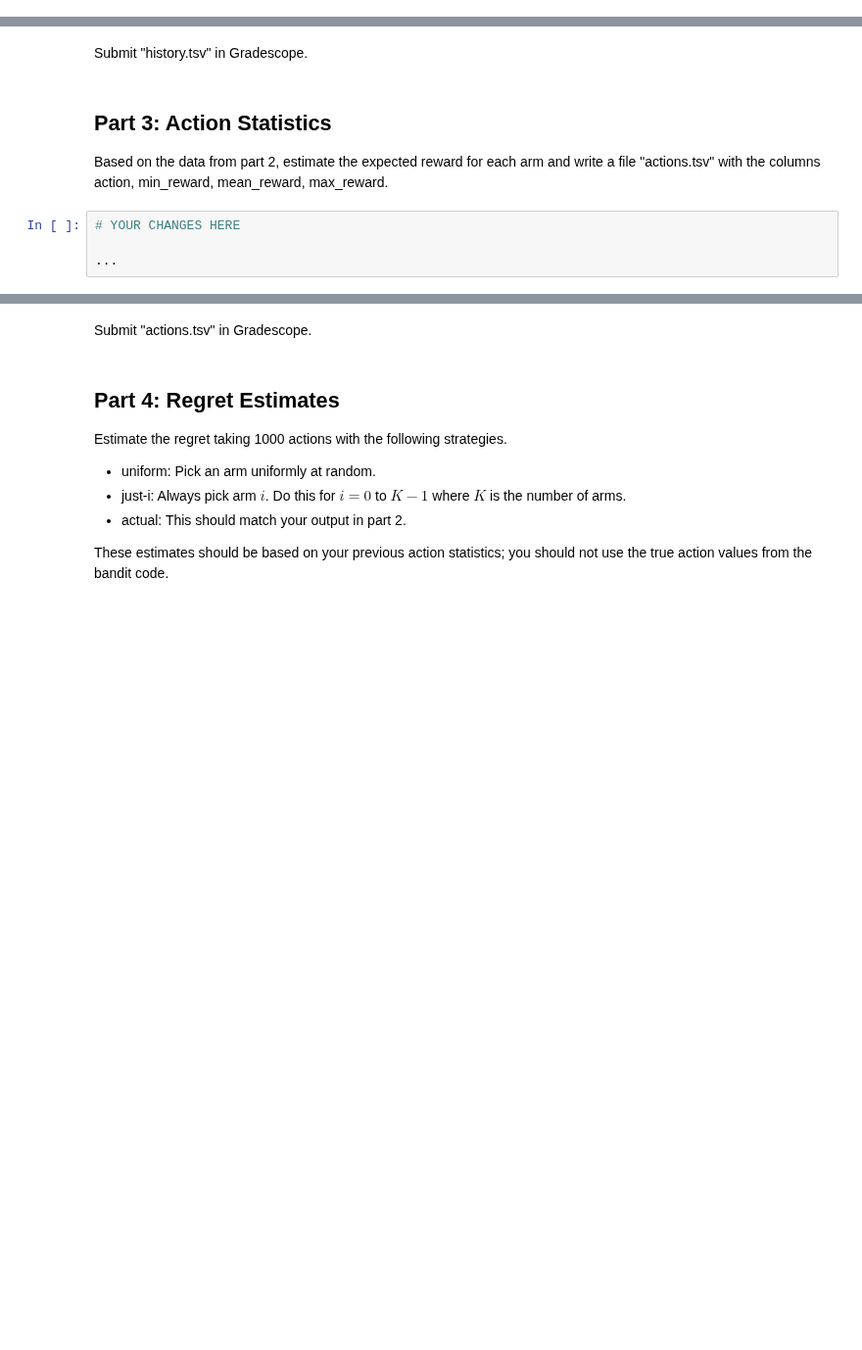
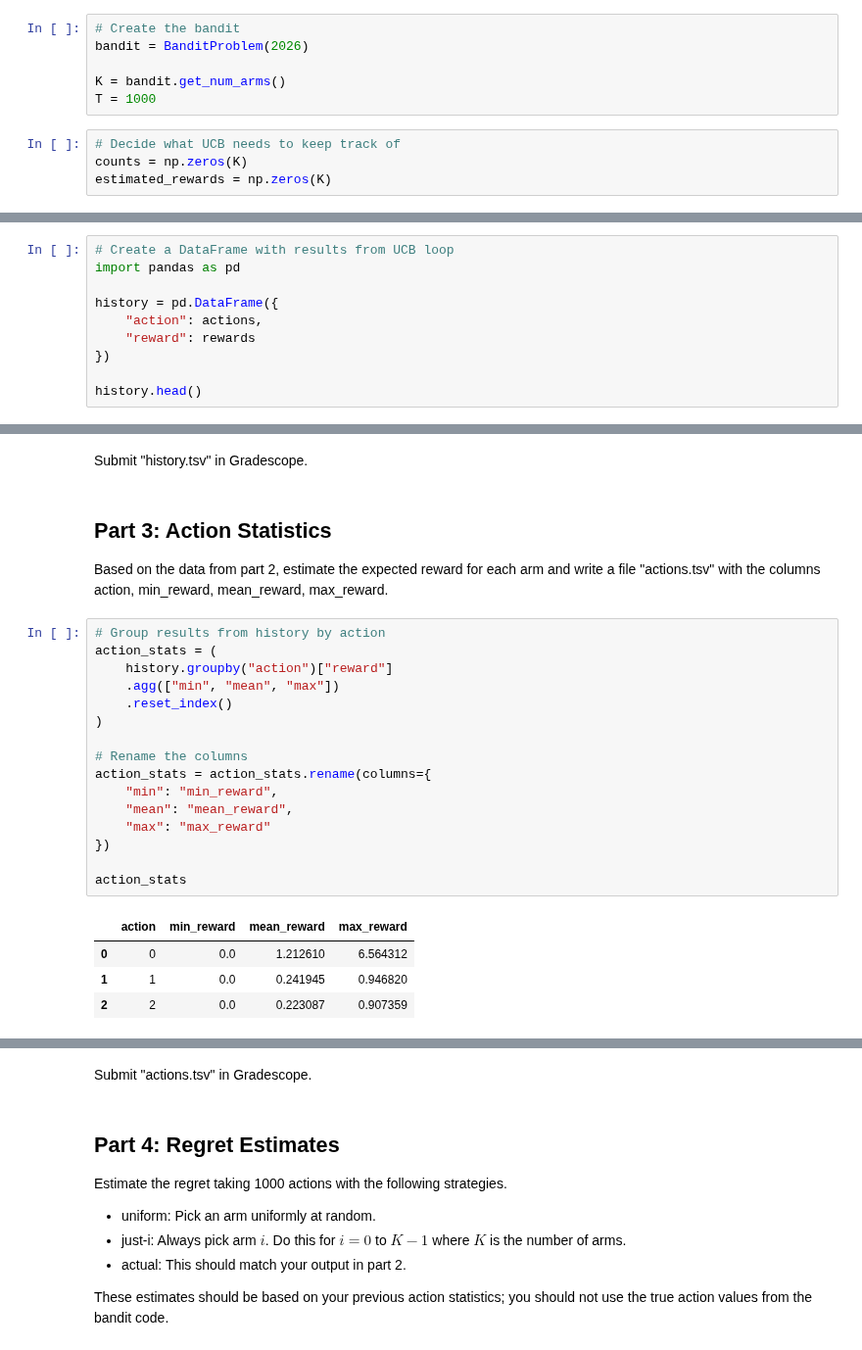
Before and after one commit to nwing2/DX704_Homework, a Jupyter notebook: dx704-project-03.ipynb, the cells around one changed output, grey strips where cells are left out. Shown at 98% size. Saved outputs shown, nothing was run; the diff lists cells and outputs as text; blank space fills up the shorter version.

```diff
--- a/dx704-project-03.ipynb
+++ b/dx704-project-03.ipynb
@@ -70,0 +113,10 @@ Based on your decision, implement an appropriate bandit algorithm and pick 1000
+# %%
+# Create the bandit
+bandit = BanditProblem(2026)
+
+K = bandit.get_num_arms()
+T = 1000
+# %%
+# Decide what UCB needs to keep track of
+counts = np.zeros(K)
+estimated_rewards = np.zeros(K)
@@ -70,0 +174,10 @@ Based on your decision, implement an appropriate bandit algorithm and pick 1000
+# %%
+# Create a DataFrame with results from UCB loop
+import pandas as pd
+
+history = pd.DataFrame({
+    "action": actions,
+    "reward": rewards
+})
+
+history.head()
@@ -80,7 +194,24 @@ Submit "history.tsv" in Gradescope.
 ## Part 3: Action Statistics
 
 Based on the data from part 2, estimate the expected reward for each arm and write a file "actions.tsv" with the columns action, min_reward, mean_reward, max_reward.
-# %%
-# YOUR CHANGES HERE
-
-...
+# %%
+# Group results from history by action
+action_stats = (
+    history.groupby("action")["reward"]
+    .agg(["min", "mean", "max"])
+    .reset_index()
+)
+
+# Rename the columns
+action_stats = action_stats.rename(columns={
+    "min": "min_reward",
+    "mean": "mean_reward",
+    "max": "max_reward"
+})
+
+action_stats
+# %% [output]
+|  | action | min_reward | mean_reward | max_reward |
+| 0 | 0 | 0.0 | 1.212610 | 6.564312 |
+| 1 | 1 | 0.0 | 0.241945 | 0.946820 |
+| 2 | 2 | 0.0 | 0.223087 | 0.907359 |
```
Also changed, not shown: parts of 20 cells of this notebook, 5 other files.
